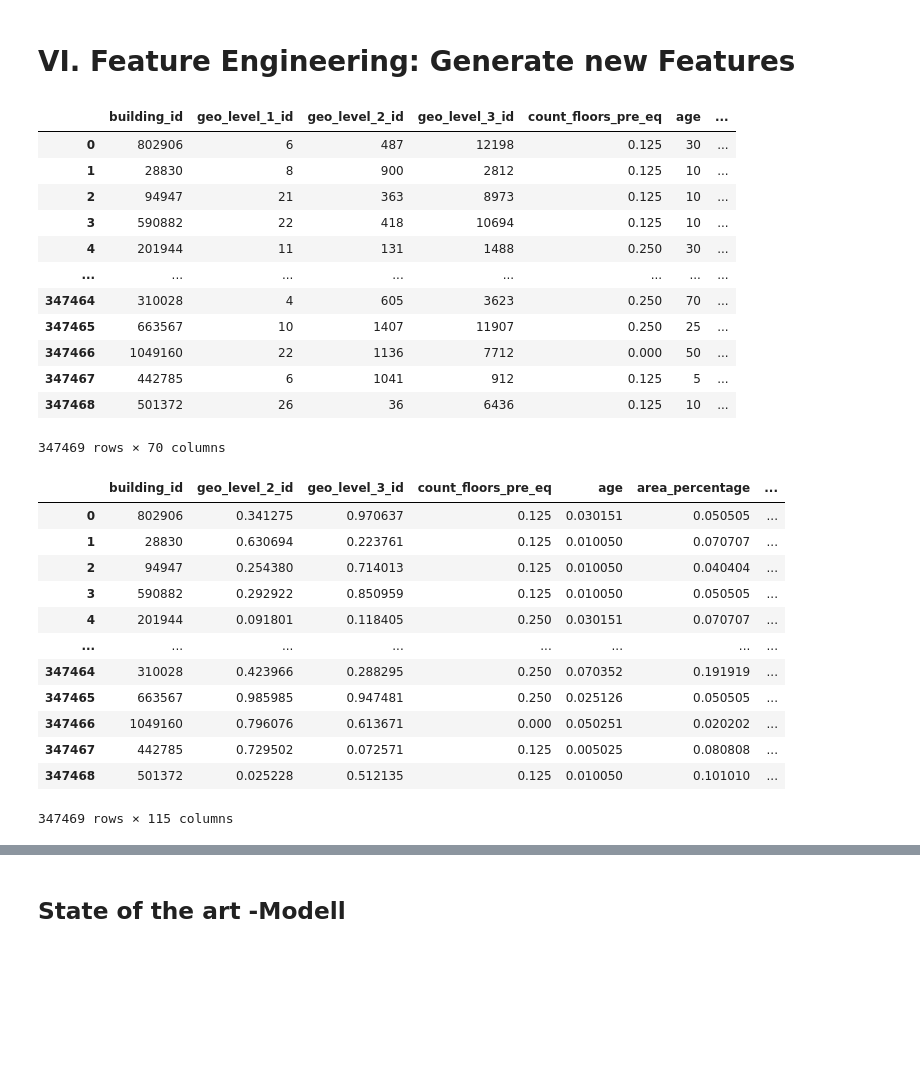
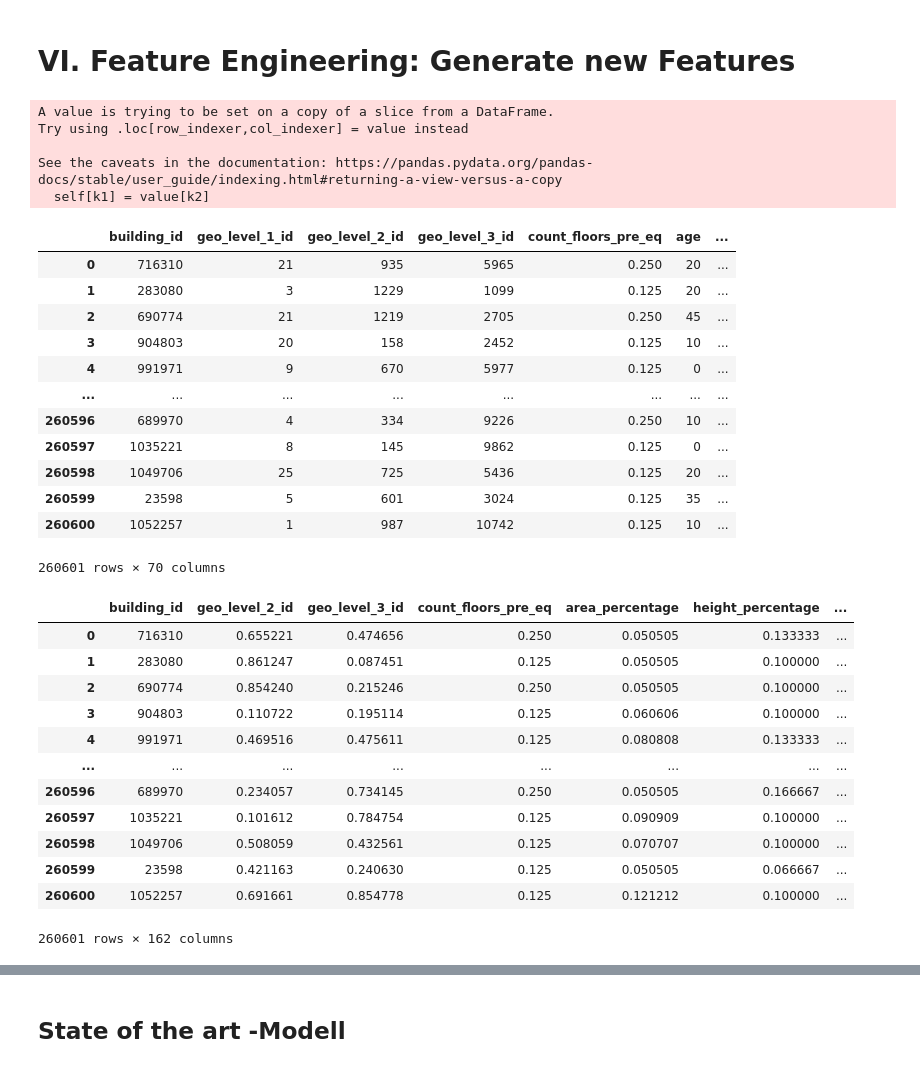
Before and after one commit to NiklasSabel/data_mining_1, a Jupyter notebook: notebooks/Niklas_Models.ipynb, the cells around one changed output, grey strips where cells are left out. Drawn from its saved outputs; the diff is of its cells as text; code cells hidden in the pictures; blank space fills up the shorter version.

```diff
--- a/notebooks/Niklas_Models.ipynb
+++ b/notebooks/Niklas_Models.ipynb
@@ -349,41 +349,46 @@ The Recall-Score on test set: 0.6037
 # %% [markdown]
 # VI. Feature Engineering: Generate new Features
 # %%
-#data_train[geo_features] = geo_level_data_train # reset geo_levels -> have to change afterwards again!
-#df=merge_data(data_train, target_train, data_test)
-#df=df.reset_index()
+data_train[geo_features] = geo_level_data_train # reset geo_levels -> have to change afterwards again!
+df=merge_data(data_train, target_train, data_test)
+df=df.reset_index()
 pd.set_option('display.max_columns', None)
 
 display(df)
-df = feature_engineering(df,3) # second parameter indicates whether to use 3 or 4 geo_level_1 districts
+df = feature_engineering(df,4) # second parameter indicates whether to use 3 or 4 geo_level_1 districts
 display(df)
 # %% [output]
+A value is trying to be set on a copy of a slice from a DataFrame.
+Try using .loc[row_indexer,col_indexer] = value instead
+
+See the caveats in the documentation: https://pandas.pydata.org/pandas-docs/stable/user_guide/indexing.html#returning-a-view-versus-a-copy
+  self[k1] = value[k2]
 |  | building_id | geo_level_1_id | geo_level_2_id | geo_level_3_id | count_floors_pre_eq | age | ... |
-| 0 | 802906 | 6 | 487 | 12198 | 0.125 | 30 | ... |
-| 1 | 28830 | 8 | 900 | 2812 | 0.125 | 10 | ... |
-| 2 | 94947 | 21 | 363 | 8973 | 0.125 | 10 | ... |
-| 3 | 590882 | 22 | 418 | 10694 | 0.125 | 10 | ... |
-| 4 | 201944 | 11 | 131 | 1488 | 0.250 | 30 | ... |
+| 0 | 716310 | 21 | 935 | 5965 | 0.250 | 20 | ... |
+| 1 | 283080 | 3 | 1229 | 1099 | 0.125 | 20 | ... |
+| 2 | 690774 | 21 | 1219 | 2705 | 0.250 | 45 | ... |
+| 3 | 904803 | 20 | 158 | 2452 | 0.125 | 10 | ... |
+| 4 | 991971 | 9 | 670 | 5977 | 0.125 | 0 | ... |
 | ... | ... | ... | ... | ... | ... | ... | ... |
-| 347464 | 310028 | 4 | 605 | 3623 | 0.250 | 70 | ... |
-| 347465 | 663567 | 10 | 1407 | 11907 | 0.250 | 25 | ... |
-| 347466 | 1049160 | 22 | 1136 | 7712 | 0.000 | 50 | ... |
-| 347467 | 442785 | 6 | 1041 | 912 | 0.125 | 5 | ... |
-| 347468 | 501372 | 26 | 36 | 6436 | 0.125 | 10 | ... |
+| 260596 | 689970 | 4 | 334 | 9226 | 0.250 | 10 | ... |
+| 260597 | 1035221 | 8 | 145 | 9862 | 0.125 | 0 | ... |
+| 260598 | 1049706 | 25 | 725 | 5436 | 0.125 | 20 | ... |
+| 260599 | 23598 | 5 | 601 | 3024 | 0.125 | 35 | ... |
+| 260600 | 1052257 | 1 | 987 | 10742 | 0.125 | 10 | ... |
-347469 rows × 70 columns
+260601 rows × 70 columns
-|  | building_id | geo_level_2_id | geo_level_3_id | count_floors_pre_eq | age | area_percentage | ... |
-| 0 | 802906 | 0.341275 | 0.970637 | 0.125 | 0.030151 | 0.050505 | ... |
-| 1 | 28830 | 0.630694 | 0.223761 | 0.125 | 0.010050 | 0.070707 | ... |
-| 2 | 94947 | 0.254380 | 0.714013 | 0.125 | 0.010050 | 0.040404 | ... |
-| 3 | 590882 | 0.292922 | 0.850959 | 0.125 | 0.010050 | 0.050505 | ... |
-| 4 | 201944 | 0.091801 | 0.118405 | 0.250 | 0.030151 | 0.070707 | ... |
+|  | building_id | geo_level_2_id | geo_level_3_id | count_floors_pre_eq | area_percentage | height_percentage | ... |
+| 0 | 716310 | 0.655221 | 0.474656 | 0.250 | 0.050505 | 0.133333 | ... |
+| 1 | 283080 | 0.861247 | 0.087451 | 0.125 | 0.050505 | 0.100000 | ... |
+| 2 | 690774 | 0.854240 | 0.215246 | 0.250 | 0.050505 | 0.100000 | ... |
+| 3 | 904803 | 0.110722 | 0.195114 | 0.125 | 0.060606 | 0.100000 | ... |
+| 4 | 991971 | 0.469516 | 0.475611 | 0.125 | 0.080808 | 0.133333 | ... |
 | ... | ... | ... | ... | ... | ... | ... | ... |
-| 347464 | 310028 | 0.423966 | 0.288295 | 0.250 | 0.070352 | 0.191919 | ... |
-| 347465 | 663567 | 0.985985 | 0.947481 | 0.250 | 0.025126 | 0.050505 | ... |
-| 347466 | 1049160 | 0.796076 | 0.613671 | 0.000 | 0.050251 | 0.020202 | ... |
-| 347467 | 442785 | 0.729502 | 0.072571 | 0.125 | 0.005025 | 0.080808 | ... |
-| 347468 | 501372 | 0.025228 | 0.512135 | 0.125 | 0.010050 | 0.101010 | ... |
+| 260596 | 689970 | 0.234057 | 0.734145 | 0.250 | 0.050505 | 0.166667 | ... |
+| 260597 | 1035221 | 0.101612 | 0.784754 | 0.125 | 0.090909 | 0.100000 | ... |
+| 260598 | 1049706 | 0.508059 | 0.432561 | 0.125 | 0.070707 | 0.100000 | ... |
+| 260599 | 23598 | 0.421163 | 0.240630 | 0.125 | 0.050505 | 0.066667 | ... |
+| 260600 | 1052257 | 0.691661 | 0.854778 | 0.125 | 0.121212 | 0.100000 | ... |
-347469 rows × 115 columns
+260601 rows × 162 columns
 # %%
 display(get_unnecessary_ft(df))
 df = drop_unnecessary_ft(df)
```
Also changed, not shown: parts of 10 cells of this notebook, 3 other files.
